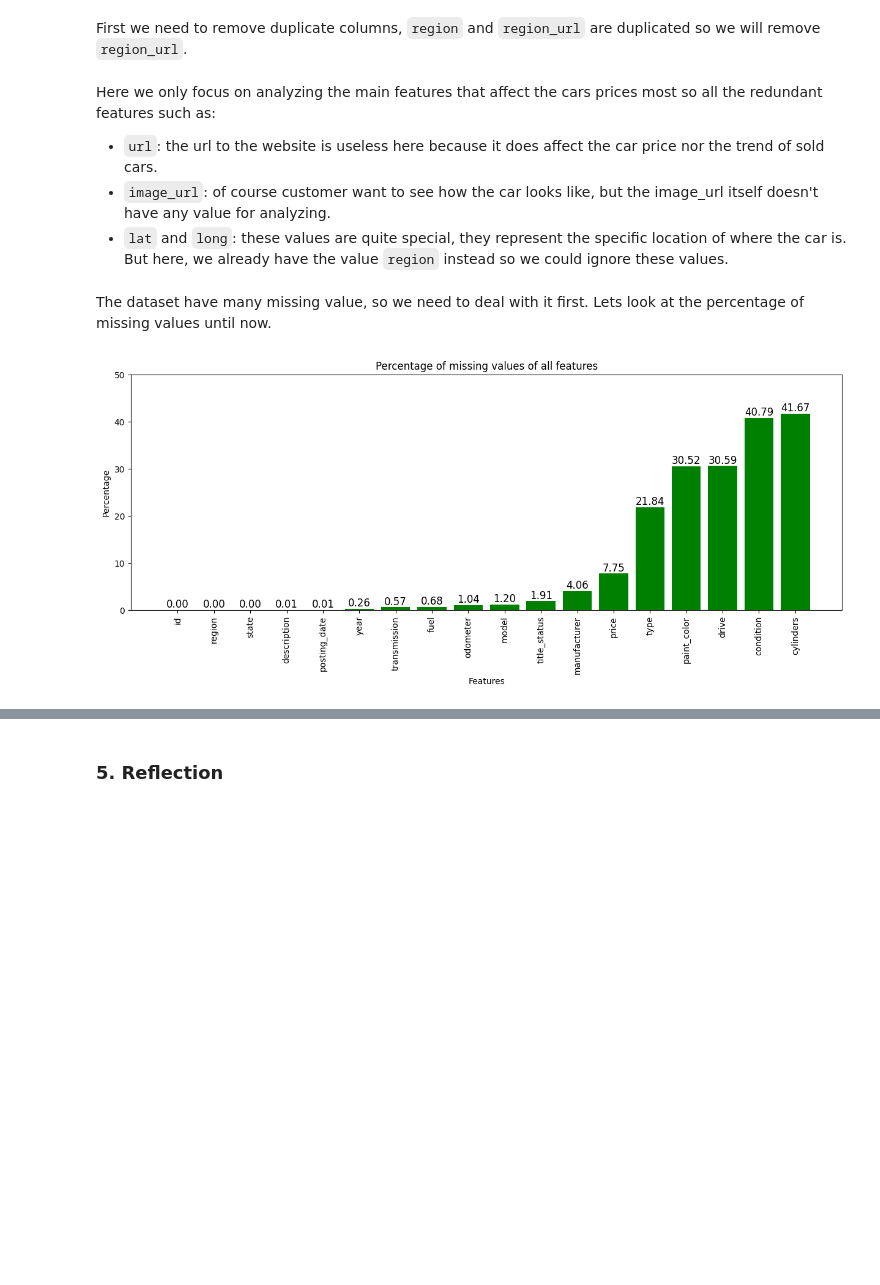
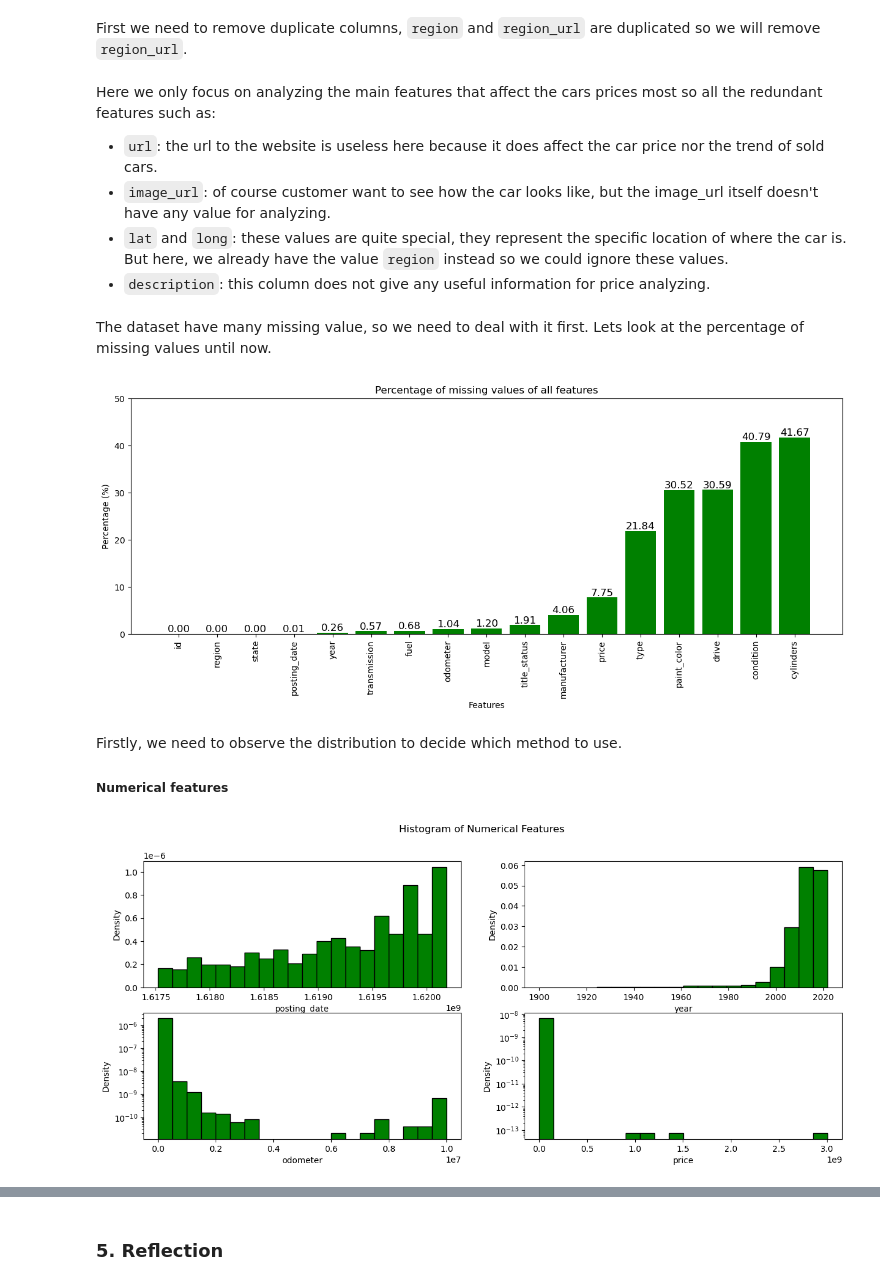
Before and after one commit to Chien-VuMinh/Used-Cars, a Jupyter notebook: Used Cars.ipynb, the cells around one changed output, grey strips where cells are left out. Cells and saved outputs as stored; diff of their text form; code cells hidden in the pictures; blank space fills up the shorter version.

```diff
--- a/Used Cars.ipynb
+++ b/Used Cars.ipynb
@@ -261,8 +291,9 @@ Here we only focus on analyzing the main features that affect the cars prices mo
 - `url`: the url to the website is useless here because it does affect the car price nor the trend of sold cars.
 - `image_url`: of course customer want to see how the car looks like, but the image_url itself doesn't have any value for analyzing.
 - `lat` and `long`: these values are quite special, they represent the specific location of where the car is. But here, we already have the value `region` instead so we could ignore these values.
+- `description`: this column does not give any useful information for price analyzing.
 # %%
-df.drop(columns=['url', 'image_url', 'lat', 'long'], inplace=True)
+df.drop(columns=['url', 'image_url', 'lat', 'long', 'description'], inplace=True)
 # %% [markdown]
 The dataset have many missing value, so we need to deal with it first. Lets look at the percentage of missing values until now.
 # %%
@@ -284,7 +315,31 @@ for bar in bars:
 plt.ylim((0, 50))
 plt.xticks(rotation=90)
 plt.xlabel('Features')
-plt.ylabel('Percentage')
+plt.ylabel('Percentage (%)')
 plt.title('Percentage of missing values of all features');
 # %% [output]
-[figure, old version]
+[figure, new version]
+# %% [markdown]
+Firstly, we need to observe the distribution to decide which method to use.
+
+##### **Numerical features**
+# %%
+num_missing = missing_percent[missing_percent > 0].index.intersection(numerical_features)
+
+fig, axes = plt.subplots((num_missing.size+1)//2, 2, figsize=(15, 6))
+axes = axes.flatten()
+
+for i, feature in enumerate(num_missing):
+    axes[i].hist(df[feature], bins=20, density=True, color='green', edgecolor='black')
+    axes[i].set_ylabel('Density')
+    axes[i].set_xlabel(feature)
+
+for j in range(num_missing.size, len(axes)):
+    fig.delaxes(axes[j])
+
+axes[2].set_yscale('log')
+axes[3].set_yscale('log')
+
+fig.suptitle('Histogram of Numerical Features');
+# %% [output]
+[figure, added]
```
Also changed, not shown: parts of 19 cells of this notebook.
